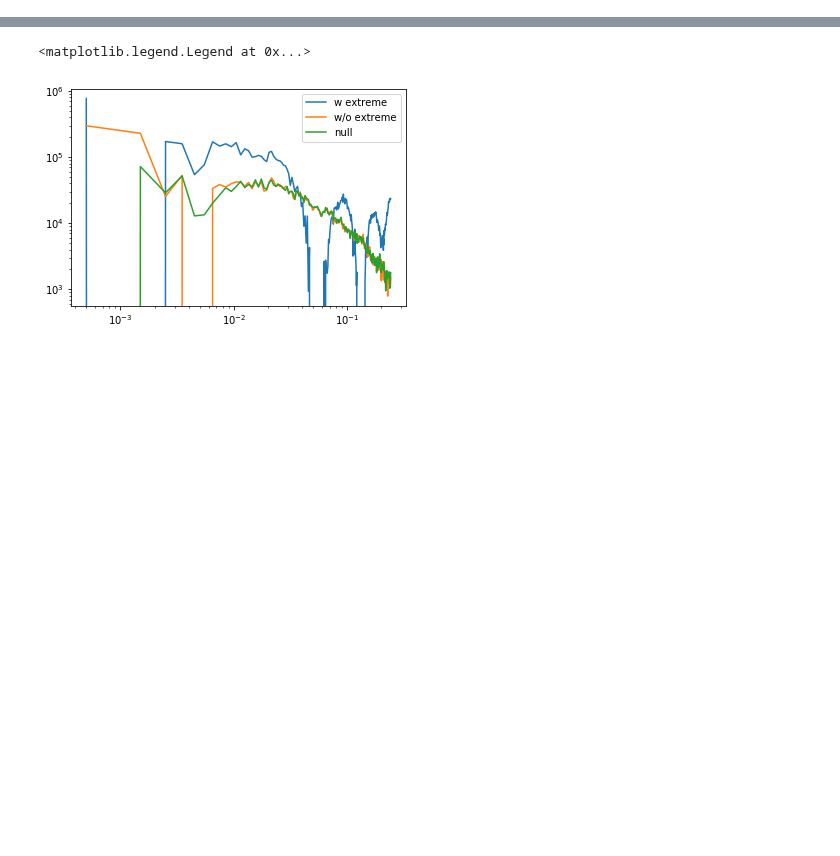
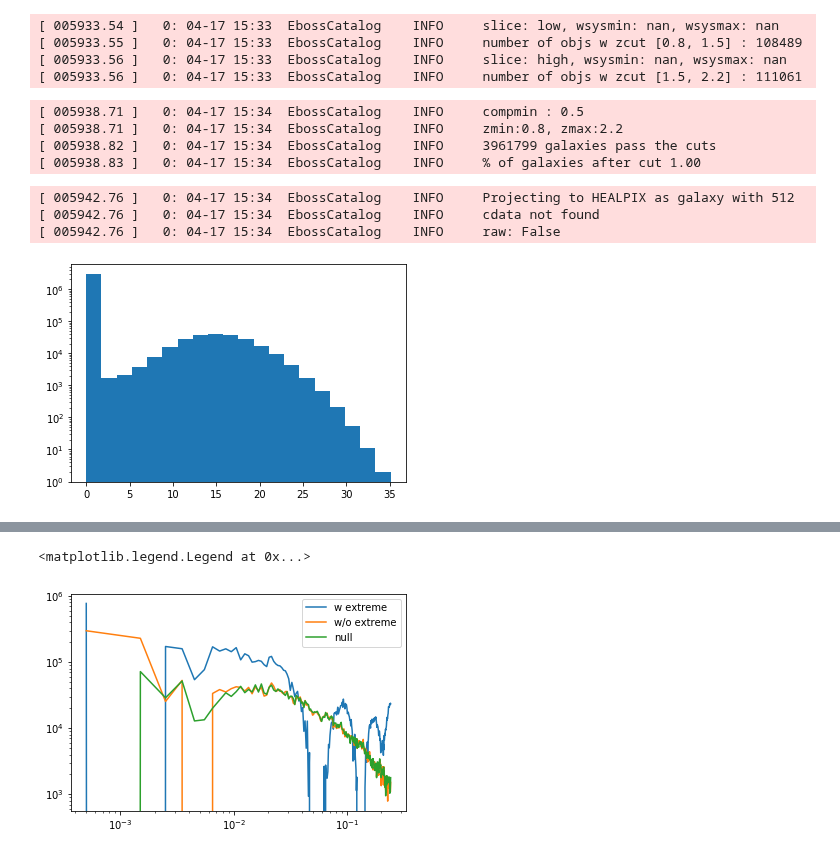
Before and after one commit to mehdirezaie/eboss, a Jupyter notebook: testExtremes.ipynb, the cells around one changed output, grey strips where cells are left out. Saved outputs shown, nothing was run; the diff lists cells and outputs as text; code cells hidden in the pictures; blank space fills up the shorter version.

```diff
--- a/testExtremes.ipynb
+++ b/testExtremes.ipynb
@@ -51,0 +440,31 @@ import matplotlib.pyplot as plt
+# %%
+path = '/B/Shared/mehdi/eboss/mocks/NGC_0009_contaminated/results/'
+zcuts = {
+       'low':[[0.8, 1.5], SysWeight(f'{path}NGC_low_512/regression/nn_plain/nn-weights.hp512.fits', fix=False)],
+       'high':[[1.5, 2.2], SysWeight(f'{path}NGC_high_512/regression/nn_plain/nn-weights.hp512.fits', fix=False)]
+       }
+data.swap(zcuts, ['low', 'high'])
+# %% [output]
+[ 005933.54 ]   0: 04-17 15:33  EbossCatalog    INFO     slice: low, wsysmin: nan, wsysmax: nan
+[ 005933.55 ]   0: 04-17 15:33  EbossCatalog    INFO     number of objs w zcut [0.8, 1.5] : 108489
+[ 005933.56 ]   0: 04-17 15:33  EbossCatalog    INFO     slice: high, wsysmin: nan, wsysmax: nan
+[ 005933.56 ]   0: 04-17 15:33  EbossCatalog    INFO     number of objs w zcut [1.5, 2.2] : 111061
+# %%
+random = lb.EbossCatalog(f'/B/Shared/eBOSS/contaminated/EZmock_eBOSS_QSO_NGC_v7_{mock:04d}.ran.fits',
+                      zmin=zmin, zmax=zmax)
+# %% [output]
+[ 005938.71 ]   0: 04-17 15:34  EbossCatalog    INFO     compmin : 0.5
+[ 005938.71 ]   0: 04-17 15:34  EbossCatalog    INFO     zmin:0.8, zmax:2.2
+[ 005938.82 ]   0: 04-17 15:34  EbossCatalog    INFO     3961799 galaxies pass the cuts
+[ 005938.83 ]   0: 04-17 15:34  EbossCatalog    INFO     % of galaxies after cut 1.00
+# %%
+random.tohp(512, raw=False)
+# %% [output]
+[ 005942.76 ]   0: 04-17 15:34  EbossCatalog    INFO     Projecting to HEALPIX as galaxy with 512
+[ 005942.76 ]   0: 04-17 15:34  EbossCatalog    INFO     cdata not found
+[ 005942.76 ]   0: 04-17 15:34  EbossCatalog    INFO     raw: False
+# %%
+_=plt.hist(random.hpmap, bins=20)
+plt.yscale('log')
+# %% [output]
+[figure, added]
```
Also changed, not shown: parts of 46 cells of this notebook, 5 other files.
